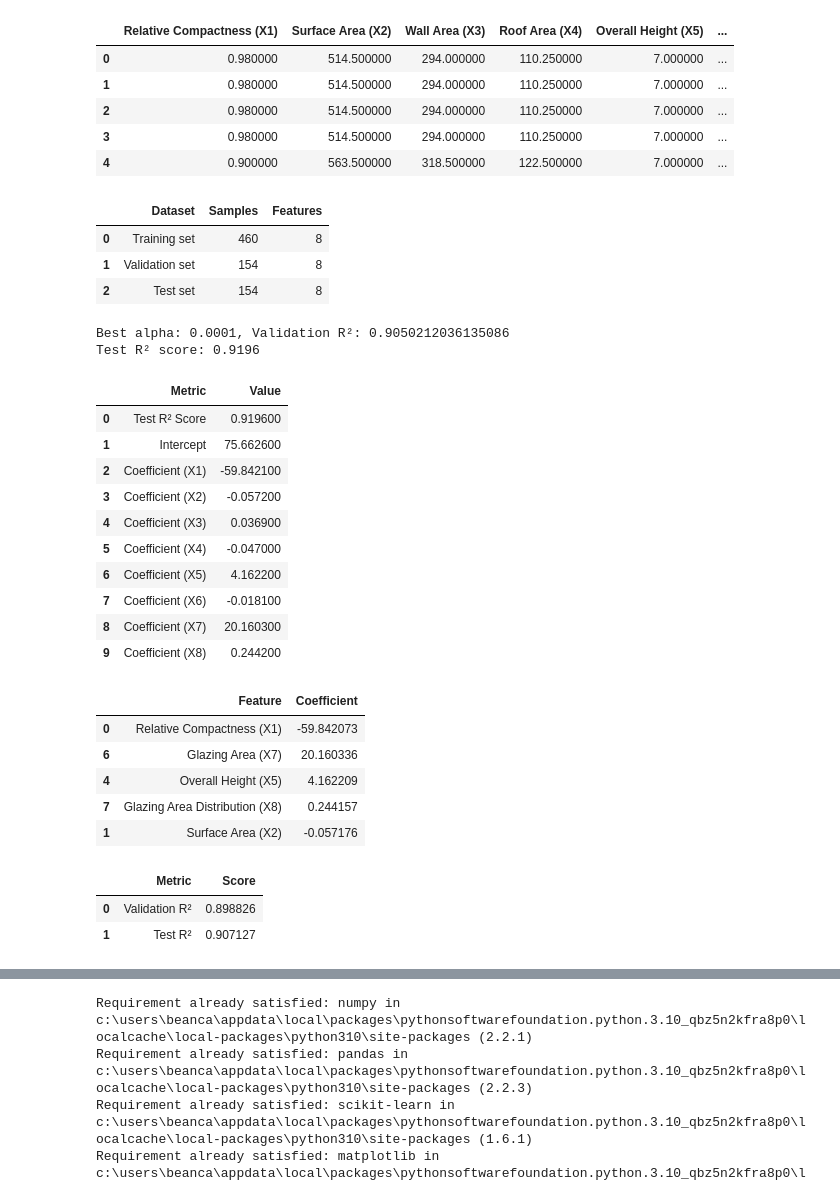
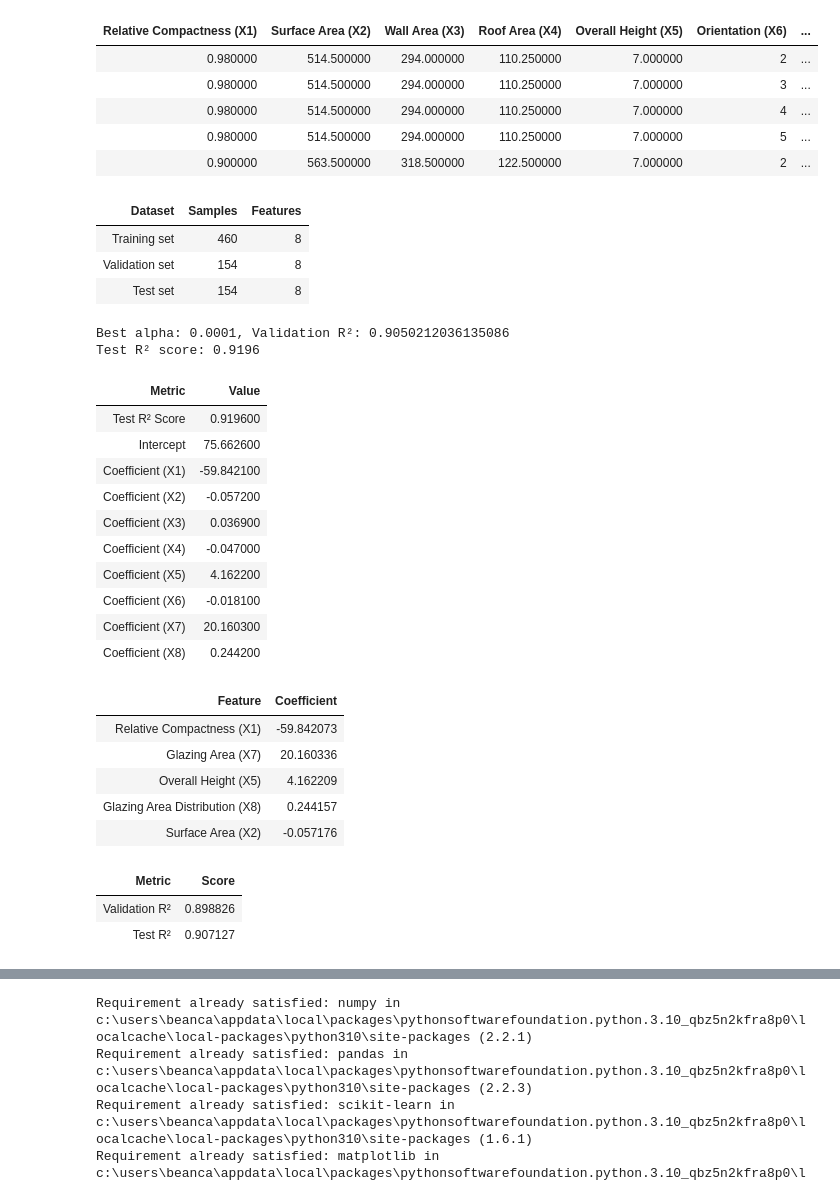
Before and after one commit to bae1402/EMTECT-LAB---PROGRAMMING-ACTIVIES, a Jupyter notebook: lab22222.ipynb, the cells around one changed output, grey strips where cells are left out. Drawn from its saved outputs; the diff is of its cells as text; code cells hidden in the pictures.

```diff
--- a/lab22222.ipynb
+++ b/lab22222.ipynb
@@ -48,17 +48,17 @@ table_css = """
     </style>
 """
 
-# Display the first few rows of the dataset with table styling
+# Display the first few rows of the dataset without the index
 styled_data_table = data.head().style.set_table_attributes('style="width: 80%; margin: auto;"').set_table_styles(
     [{'selector': 'th', 'props': [('text-align', 'center')]},
-     {'selector': 'td', 'props': [('text-align', 'center')]}])
+     {'selector': 'td', 'props': [('text-align', 'center')]}]).hide(axis='index')
 display(styled_data_table)
 
 # Split the data into training (60%), validation (20%), and test (20%) sets
 X_train, X_temp, y_train, y_temp = train_test_split(X, y, test_size=0.4, random_state=42)
 X_val, X_test, y_val, y_test = train_test_split(X_temp, y_temp, test_size=0.5, random_state=42)
 
-# Display dataset split sizes with table styling
+# Display dataset split sizes without the index
 dataset_split = pd.DataFrame({
     'Dataset': ['Training set', 'Validation set', 'Test set'],
     'Samples': [X_train.shape[0], X_val.shape[0], X_test.shape[0]],
@@ -67,7 +67,7 @@ dataset_split = pd.DataFrame({
 
 styled_split_results = dataset_split.style.set_table_attributes('style="width: 80%; margin: auto;"').set_table_styles(
     [{'selector': 'th', 'props': [('text-align', 'center')]},
-     {'selector': 'td', 'props': [('text-align', 'center')]}])
+     {'selector': 'td', 'props': [('text-align', 'center')]}]).hide(axis='index')
 display(styled_split_results)
 
 # Train Ridge regression models with different alpha values
@@ -103,7 +103,7 @@ model_results = pd.DataFrame({
 
 styled_model_results = model_results.style.set_table_attributes('style="width: 80%; margin: auto;"').set_table_styles(
     [{'selector': 'th', 'props': [('text-align', 'center')]},
-     {'selector': 'td', 'props': [('text-align', 'center')]}])
+     {'selector': 'td', 'props': [('text-align', 'center')]}]).hide(axis='index')
 display(styled_model_results)
 
 # Rank features by the absolute value of their coefficients
@@ -116,7 +116,7 @@ feature_importance = pd.DataFrame({
 top_5_features = feature_importance.head(5)
 styled_top_5 = top_5_features.style.set_table_attributes('style="width: 80%; margin: auto;"').set_table_styles(
     [{'selector': 'th', 'props': [('text-align', 'center')]},
-     {'selector': 'td', 'props': [('text-align', 'center')]}])
+     {'selector': 'td', 'props': [('text-align', 'center')]}]).hide(axis='index')
 display(styled_top_5)
 
 # Train with only the top 5 features
@@ -125,66 +125,66 @@ top_5_X_val = X_val[top_5_features['Feature']]
 top_5_X_test = X_test[top_5_features['Feature']]
 
 top_5_model = Ridge(alpha=best_alpha)
 top_5_model.fit(top_5_X_train, y_train)
 
 # Evaluate the model with top 5 features
 y_val_pred_top5 = top_5_model.predict(top_5_X_val)
 r2_val_top5 = r2_score(y_val, y_val_pred_top5)
 
 y_test_pred_top5 = top_5_model.predict(top_5_X_test)
 r2_test_top5 = r2_score(y_test, y_test_pred_top5)
 
 # Display results for top 5 features with table styling
 results = pd.DataFrame({
     'Metric': ['Validation R²', 'Test R²'],
     'Score': [r2_val_top5, r2_test_top5]
 })
 
 styled_results = results.style.set_table_attributes('style="width: 80%; margin: auto;"').set_table_styles(
     [{'selector': 'th', 'props': [('text-align', 'center')]},
-     {'selector': 'td', 'props': [('text-align', 'center')]}])
+     {'selector': 'td', 'props': [('text-align', 'center')]}]).hide(axis='index')
 display(styled_results)
 
 # Plot feature importance
 plt.figure(figsize=(10, 6))
 sns.barplot(x='Feature', y='Coefficient', data=feature_importance)
 plt.title('Feature Importance Based on Ridge Regression Coefficients')
 plt.xticks(rotation=45, ha='right')
 plt.tight_layout()
 plt.show()
 # %% [output]
-|  | Relative Compactness (X1) | Surface Area (X2) | Wall Area (X3) | Roof Area (X4) | Overall Height (X5) | ... |
-| 0 | 0.980000 | 514.500000 | 294.000000 | 110.250000 | 7.000000 | ... |
-| 1 | 0.980000 | 514.500000 | 294.000000 | 110.250000 | 7.000000 | ... |
-| 2 | 0.980000 | 514.500000 | 294.000000 | 110.250000 | 7.000000 | ... |
-| 3 | 0.980000 | 514.500000 | 294.000000 | 110.250000 | 7.000000 | ... |
-| 4 | 0.900000 | 563.500000 | 318.500000 | 122.500000 | 7.000000 | ... |
+| Relative Compactness (X1) | Surface Area (X2) | Wall Area (X3) | Roof Area (X4) | Overall Height (X5) | Orientation (X6) | ... |
+| 0.980000 | 514.500000 | 294.000000 | 110.250000 | 7.000000 | 2 | ... |
+| 0.980000 | 514.500000 | 294.000000 | 110.250000 | 7.000000 | 3 | ... |
+| 0.980000 | 514.500000 | 294.000000 | 110.250000 | 7.000000 | 4 | ... |
+| 0.980000 | 514.500000 | 294.000000 | 110.250000 | 7.000000 | 5 | ... |
+| 0.900000 | 563.500000 | 318.500000 | 122.500000 | 7.000000 | 2 | ... |
-|  | Dataset | Samples | Features |
-| 0 | Training set | 460 | 8 |
-| 1 | Validation set | 154 | 8 |
-| 2 | Test set | 154 | 8 |
+| Dataset | Samples | Features |
+| Training set | 460 | 8 |
+| Validation set | 154 | 8 |
+| Test set | 154 | 8 |
 Best alpha: 0.0001, Validation R²: 0.9050212036135086
 Test R² score: 0.9196
-|  | Metric | Value |
-| 0 | Test R² Score | 0.919600 |
-| 1 | Intercept | 75.662600 |
-| 2 | Coefficient (X1) | -59.842100 |
-| 3 | Coefficient (X2) | -0.057200 |
-| 4 | Coefficient (X3) | 0.036900 |
-| 5 | Coefficient (X4) | -0.047000 |
-| 6 | Coefficient (X5) | 4.162200 |
-| 7 | Coefficient (X6) | -0.018100 |
-| 8 | Coefficient (X7) | 20.160300 |
-| 9 | Coefficient (X8) | 0.244200 |
+| Metric | Value |
+| Test R² Score | 0.919600 |
+| Intercept | 75.662600 |
+| Coefficient (X1) | -59.842100 |
+| Coefficient (X2) | -0.057200 |
+| Coefficient (X3) | 0.036900 |
+| Coefficient (X4) | -0.047000 |
+| Coefficient (X5) | 4.162200 |
+| Coefficient (X6) | -0.018100 |
+| Coefficient (X7) | 20.160300 |
+| Coefficient (X8) | 0.244200 |
-|  | Feature | Coefficient |
-| 0 | Relative Compactness (X1) | -59.842073 |
-| 6 | Glazing Area (X7) | 20.160336 |
-| 4 | Overall Height (X5) | 4.162209 |
-| 7 | Glazing Area Distribution (X8) | 0.244157 |
-| 1 | Surface Area (X2) | -0.057176 |
+| Feature | Coefficient |
+| Relative Compactness (X1) | -59.842073 |
+| Glazing Area (X7) | 20.160336 |
+| Overall Height (X5) | 4.162209 |
+| Glazing Area Distribution (X8) | 0.244157 |
+| Surface Area (X2) | -0.057176 |
-|  | Metric | Score |
-| 0 | Validation R² | 0.898826 |
-| 1 | Test R² | 0.907127 |
+| Metric | Score |
+| Validation R² | 0.898826 |
+| Test R² | 0.907127 |
 [figure]
 # %%
 !pip install numpy pandas scikit-learn matplotlib seaborn
```
Also changed, not shown: parts of 1 cell of this notebook.
